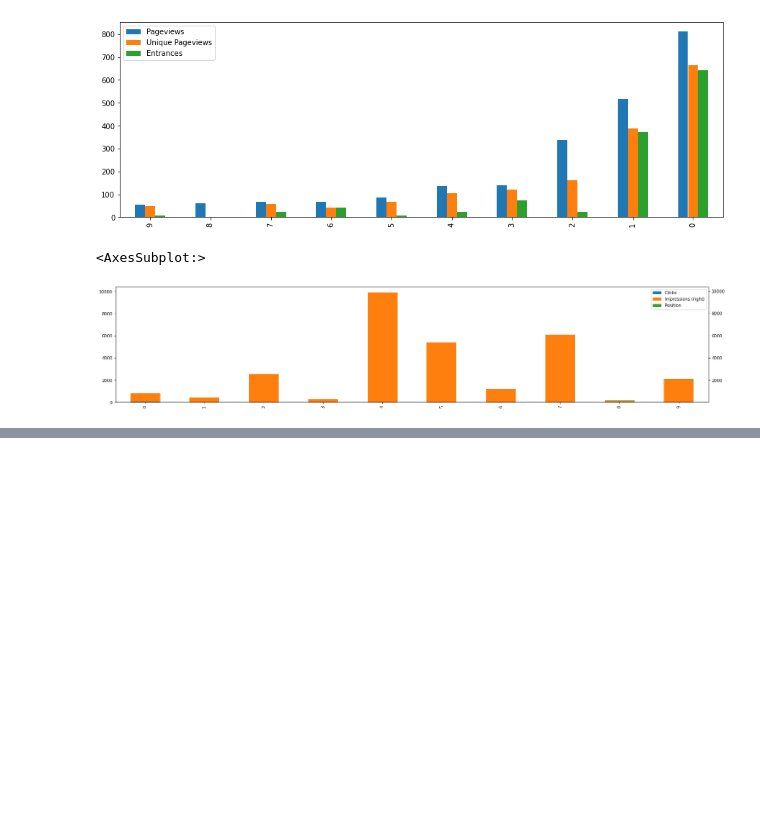
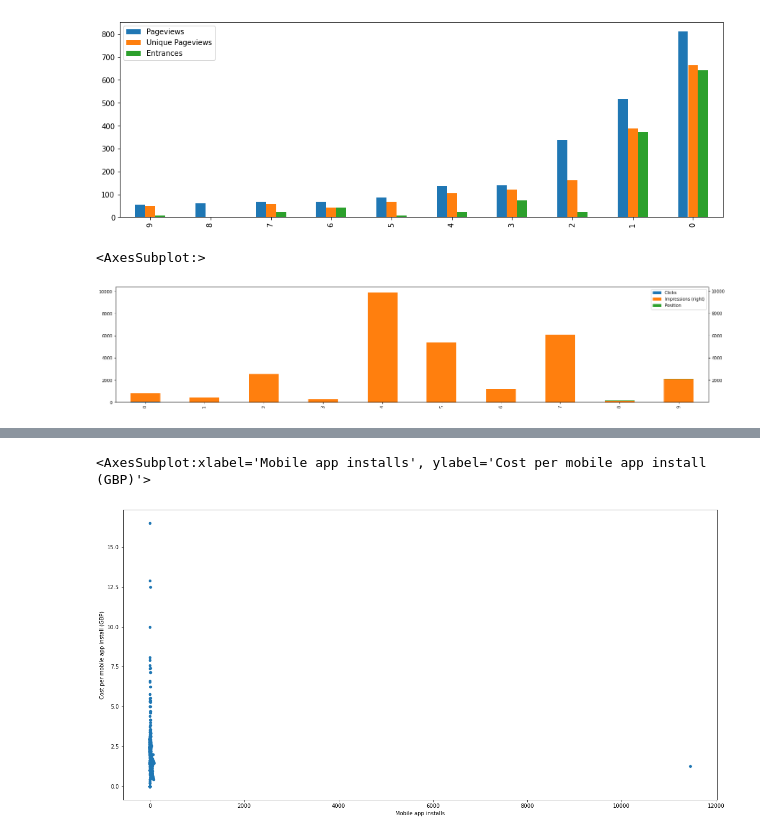
Before and after one commit to Dswade203/marketing-Data-Analysis, a Jupyter notebook: marketing analytics .ipynb, the cells around one changed output, grey strips where cells are left out. Drawn from its saved outputs; the diff is of its cells as text; code cells hidden in the pictures; blank space fills up the shorter version.

```diff
--- a/marketing analytics .ipynb
+++ b/marketing analytics .ipynb
@@ -299,0 +326,8 @@ gsc_country
+# %%
+#scatter charts are useful to look for relationship patterns, create on between two metrics
+
+fb_data.plot.scatter(x='Mobile app installs',
+                     y='Cost per mobile app install (GBP)', figsize=(20,10))
+# %% [output]
+<AxesSubplot:xlabel='Mobile app installs', ylabel='Cost per mobile app install (GBP)'>
+[figure, added]
```
Also changed, not shown: parts of 60 cells of this notebook.
